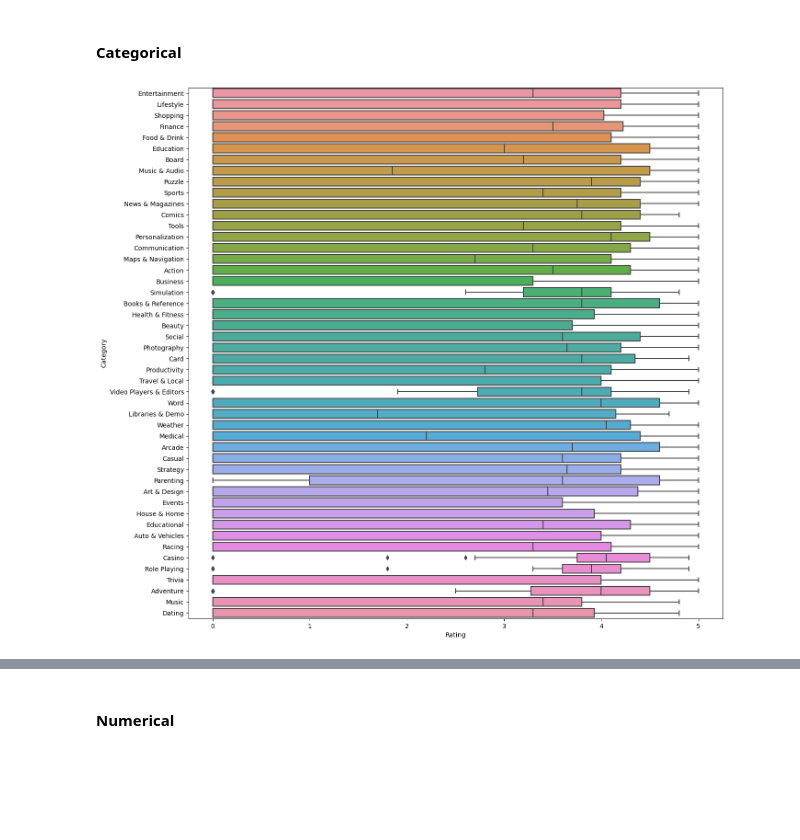
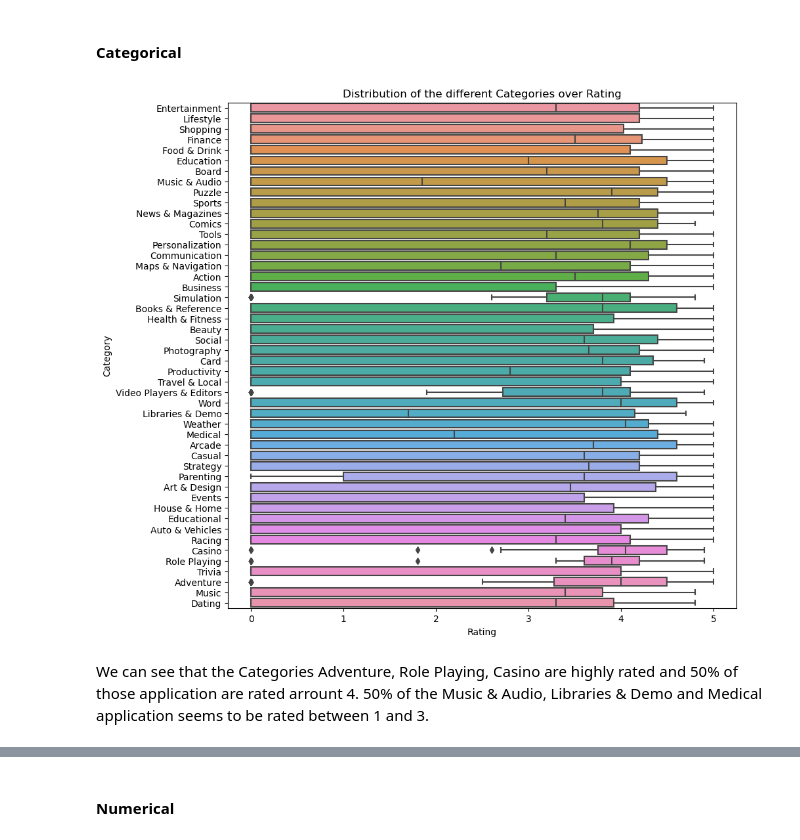
Before and after one commit to LouLan99/User-Rating-Prediction-Model, a Jupyter notebook: notebooks/02-eda copy.ipynb, the cells around one changed output, grey strips where cells are left out. Cells and saved outputs as stored; diff of their text form; code cells hidden in the pictures; blank space fills up the shorter version.

```diff
--- a/notebooks/02-eda copy.ipynb
+++ b/notebooks/02-eda copy.ipynb
@@ -174,9 +158,13 @@ Our target variable is Rating, we need to analyse the relationship between this
 # %% [markdown]
 #### Categorical
 # %%
-plt.figure(figsize = (15, 15) )
+plt.figure(figsize = (10, 10))
 sns.boxplot(data = df_clean, x= 'Rating', y= 'Category')
+plt.title('Distribution of the different Categories over Rating')
 plt.show()
 # %% [output]
-[figure, old version]
+[figure, new version]
+# %% [markdown]
+We can see that the Categories Adventure, Role Playing, Casino are highly rated and 50% of those application  are rated arrount 4.
+50% of the Music & Audio, Libraries & Demo  and Medical application seems to be rated between 1 and 3.
 # %%
```
Also changed, not shown: parts of 18 cells of this notebook.
